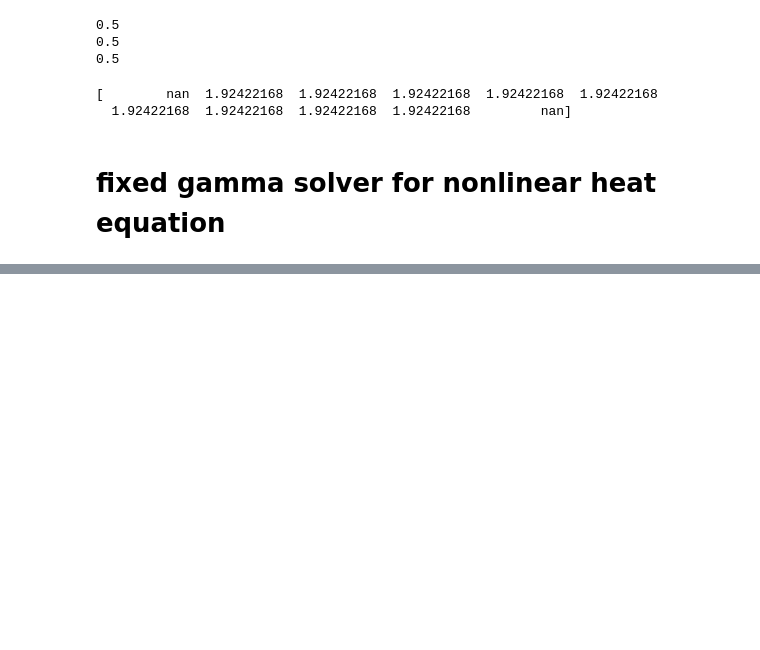
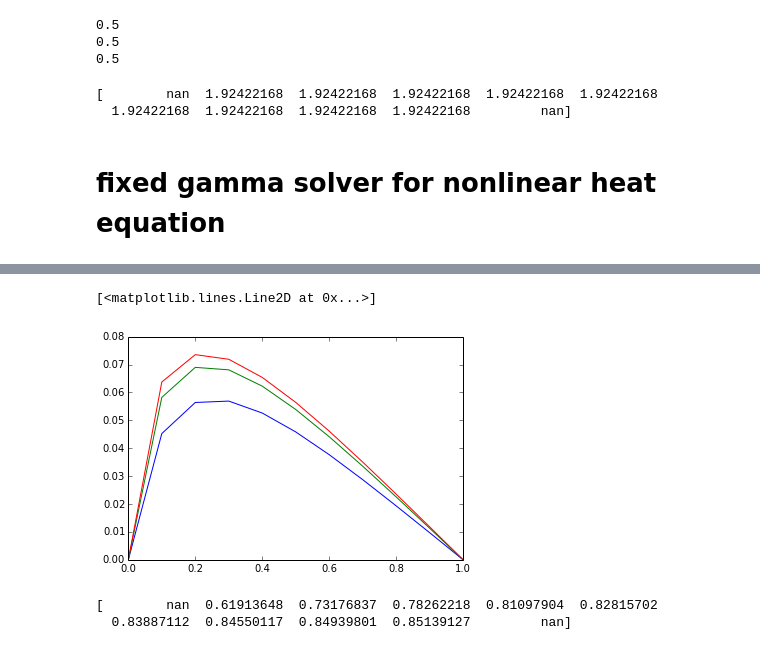
Before and after one commit to jedman/numerics, a Jupyter notebook: src1/heatequation.ipynb, the cells around one changed output, grey strips where cells are left out. Saved outputs shown, nothing was run; the diff lists cells and outputs as text; code cells hidden in the pictures; blank space fills up the shorter version.

```diff
--- a/src1/heatequation.ipynb
+++ b/src1/heatequation.ipynb
@@ -246,0 +311,19 @@ print p
+# %%
+from scipy import interpolate
+x = np.linspace(0,1,num=11)
+x21 = np.linspace(0,1,num = 21)
+u_24 = interpolate.interp1d(x21,u_2400[2400,:])
+x41 = np.linspace(0,1,num=41)
+u_96 = interpolate.interp1d(x41,u_9600[9600,:])
+plot(x, u_600[600,:])
+plot(x, u_24(x))
+plot(x, u_96(x))
+# %% [output]
+[<matplotlib.lines.Line2D at 0x...>]
+[figure, added]
+# %%
+p = np.log((u_600[600,:]-u_24(x))/(u_24(x)-u_96(x)))/np.log(4.)
+print p
+# %% [output]
+[        nan  0.61913648  0.73176837  0.78262218  0.81097904  0.82815702
+  0.83887112  0.84550117  0.84939801  0.85139127         nan]
```
Also changed, not shown: parts of 9 cells of this notebook, 1 other file.
